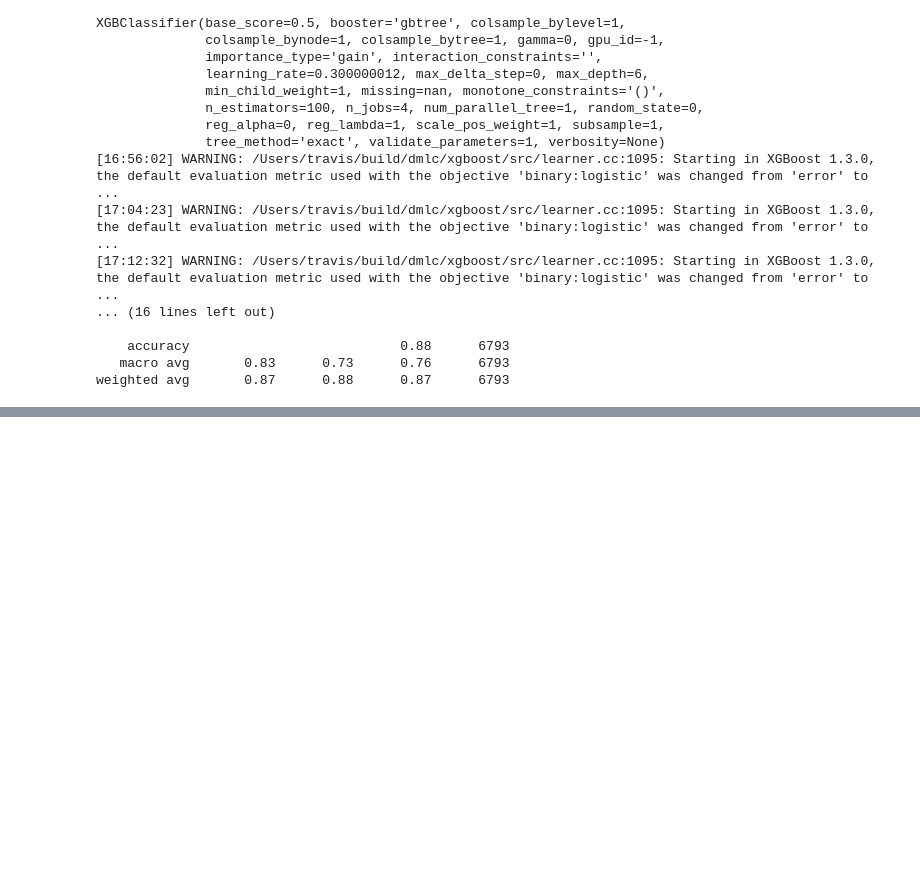
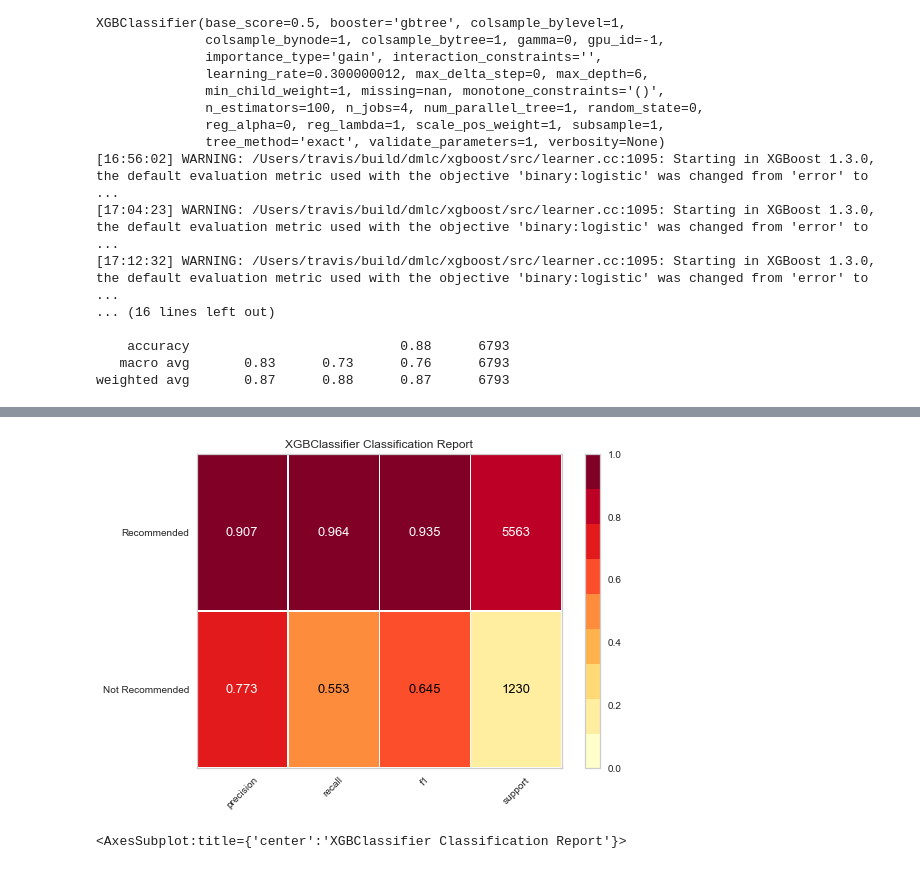
Before and after one commit to baharbiazar/E_Commerce_Reviews_Sentiment_Analysis, a Jupyter notebook: yek_bar_baraye_hamishesh.ipynb, the cells around one changed output, grey strips where cells are left out. Saved outputs shown, nothing was run; the diff lists cells and outputs as text; code cells hidden in the pictures; blank space fills up the shorter version.

```diff
--- a/yek_bar_baraye_hamishesh.ipynb
+++ b/yek_bar_baraye_hamishesh.ipynb
@@ -243,0 +467,4 @@ print("Time takes to convert text input into feature vector: ", round((time.time
+# %%
+not_X = X.apply(lambda x: re.sub(r"n't", " not ", x))
+
+X_train, X_test, y_train, y_test = train_test_split(not_X , y , stratify =y , test_size = 0.3)
@@ -243,0 +479,10 @@ print("Time takes to convert text input into feature vector: ", round((time.time
+# %%
+# create tfidf vectorizer:
+start_time = time.time()
+
+tv = TfidfVectorizer(stop_words=sw, ngram_range=(1,2), max_features=5000)
+tv.fit_transform(X_train)
+train_feature_set = tv.transform(X_train)
+test_feature_set = tv.transform(X_test)
+
+print("Time takes to convert text input into feature vector: ", round((time.time() - start_time)/60, 2), " mins")
@@ -243,0 +513,4 @@ print("Time takes to convert text input into feature vector: ", round((time.time
+# %%
+## XG Boost
+xgb = XGBClassifier()
+model_predictions(xgb,train_feature_set.toarray(),y_train, test_feature_set.toarray(), y_test)
@@ -243,0 +535,12 @@ print("Time takes to convert text input into feature vector: ", round((time.time
+# %%
+visualizer = ClassificationReport(xgb, classes=['Not Recommended', 'Recommended'], support=True, )
+
+visualizer.fit(train_feature_set.toarray(), y_train)  # Fit the visualizer and the model
+visualizer.score(test_feature_set.toarray(), y_test)# Evaluate the model on the test data
+for label in visualizer.ax.texts:
+    label.set_size(13)
+plt.savefig('images/bestxgb.png', dpi=300)
+visualizer.show()
+# %% [output]
+[figure, added]
+<AxesSubplot:title={'center':'XGBClassifier Classification Report'}>
```
Also changed, not shown: parts of 56 cells of this notebook, 10 other files.
